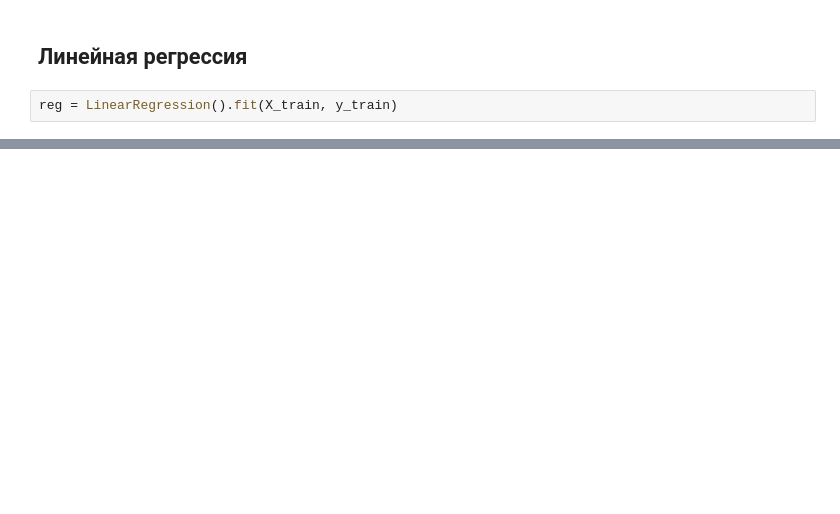
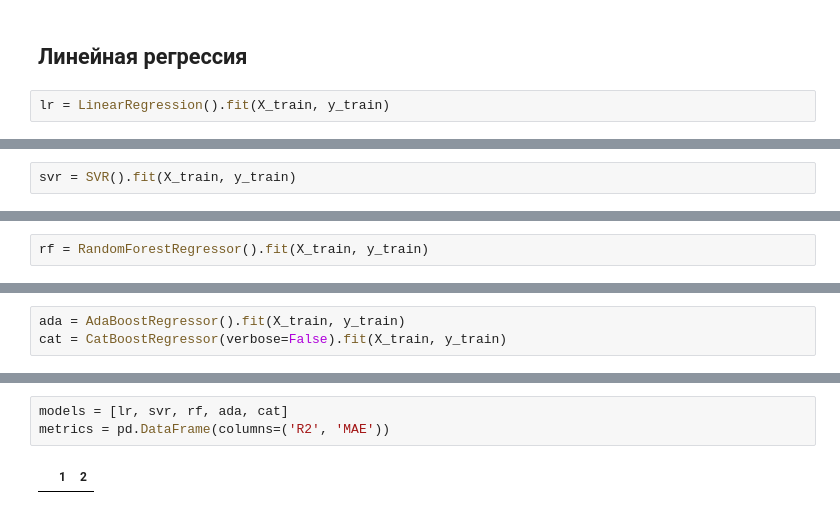
Before and after one commit to oodlbee/drug_prediction, a Jupyter notebook: drug_prediction.ipynb, the cells around one changed output, grey strips where cells are left out. Cells and saved outputs as stored; diff of their text form; blank space fills up the shorter version.

```diff
--- a/drug_prediction.ipynb
+++ b/drug_prediction.ipynb
@@ -206,4 +121,4 @@ def metrics(model, X_test=X_test, y_test=y_test):
 # %% [markdown]
 ## Линейная регрессия
 # %%
-reg = LinearRegression().fit(X_train, y_train)
+lr = LinearRegression().fit(X_train, y_train)
@@ -216,0 +127,2 @@ MAE: 34445.006717542834
+# %%
+svr = SVR().fit(X_train, y_train)
@@ -216,0 +131,2 @@ MAE: 34445.006717542834
+# %%
+rf = RandomForestRegressor().fit(X_train, y_train)
@@ -216,0 +135,3 @@ MAE: 34445.006717542834
+# %%
+ada = AdaBoostRegressor().fit(X_train, y_train)
+cat = CatBoostRegressor(verbose=False).fit(X_train, y_train)
@@ -216,0 +149,5 @@ MAE: 34445.006717542834
+# %%
+models = [lr, svr, rf, ada, cat]
+metrics = pd.DataFrame(columns=('R2', 'MAE'))
+# %% [output]
+|  | 1 | 2 |
```
Also changed, not shown: parts of 13 cells of this notebook.
